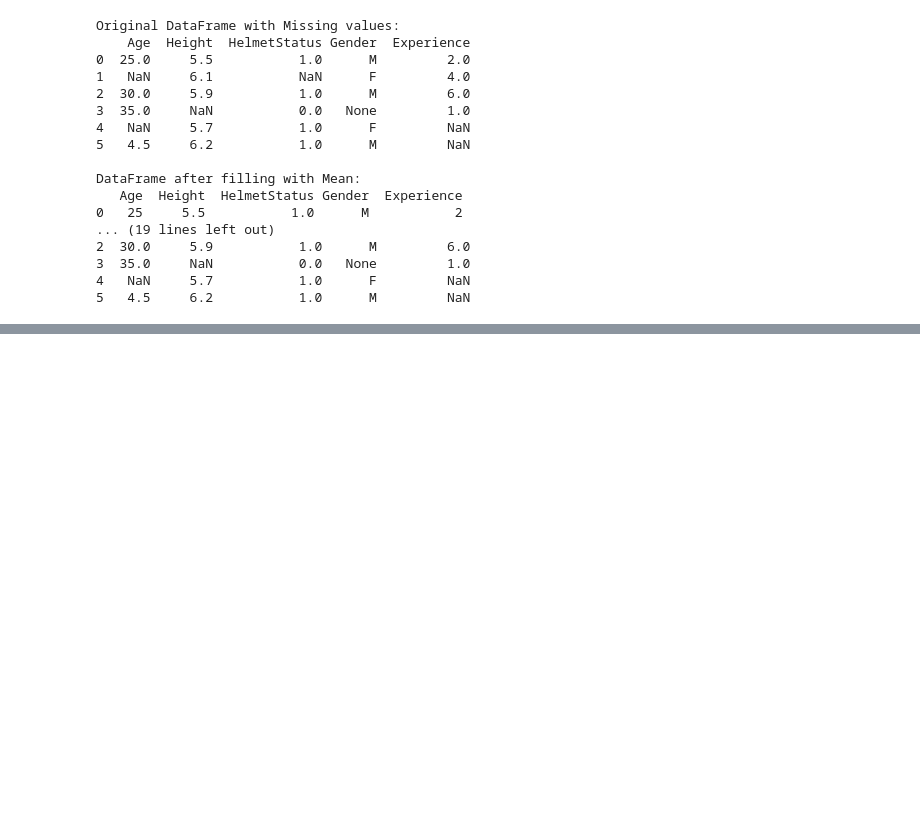
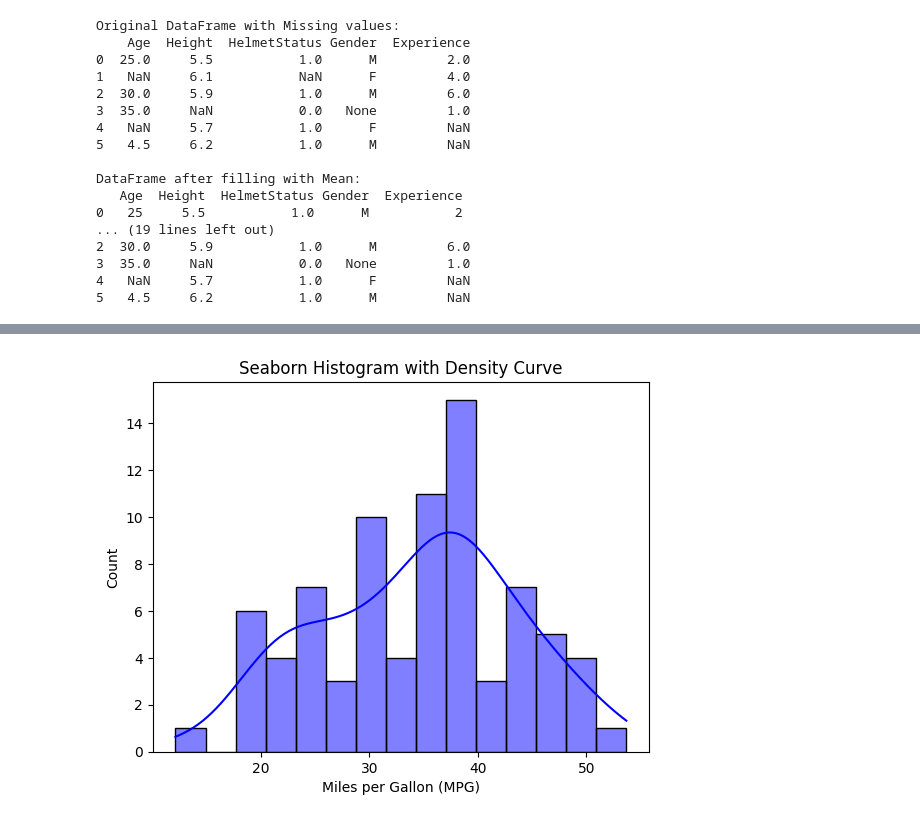
Before and after one commit to madhan2707/ML-with-flask, a Jupyter notebook: ad.ipynb, the cells around one changed output, grey strips where cells are left out. Cells and saved outputs as stored; diff of their text form; code cells hidden in the pictures; blank space fills up the shorter version.

```diff
--- a/ad.ipynb
+++ b/ad.ipynb
@@ -586,0 +605,10 @@ plt.show()
+# %%
+import seaborn as sns
+
+# Seaborn histogram with density curve
+sns.histplot(df["MPG"], bins=15, kde=True, color="blue")
+plt.xlabel("Miles per Gallon (MPG)")
+plt.title("Seaborn Histogram with Density Curve")
+plt.show()
+# %% [output]
+[figure, added]
```
Also changed, not shown: parts of 8 cells of this notebook.
